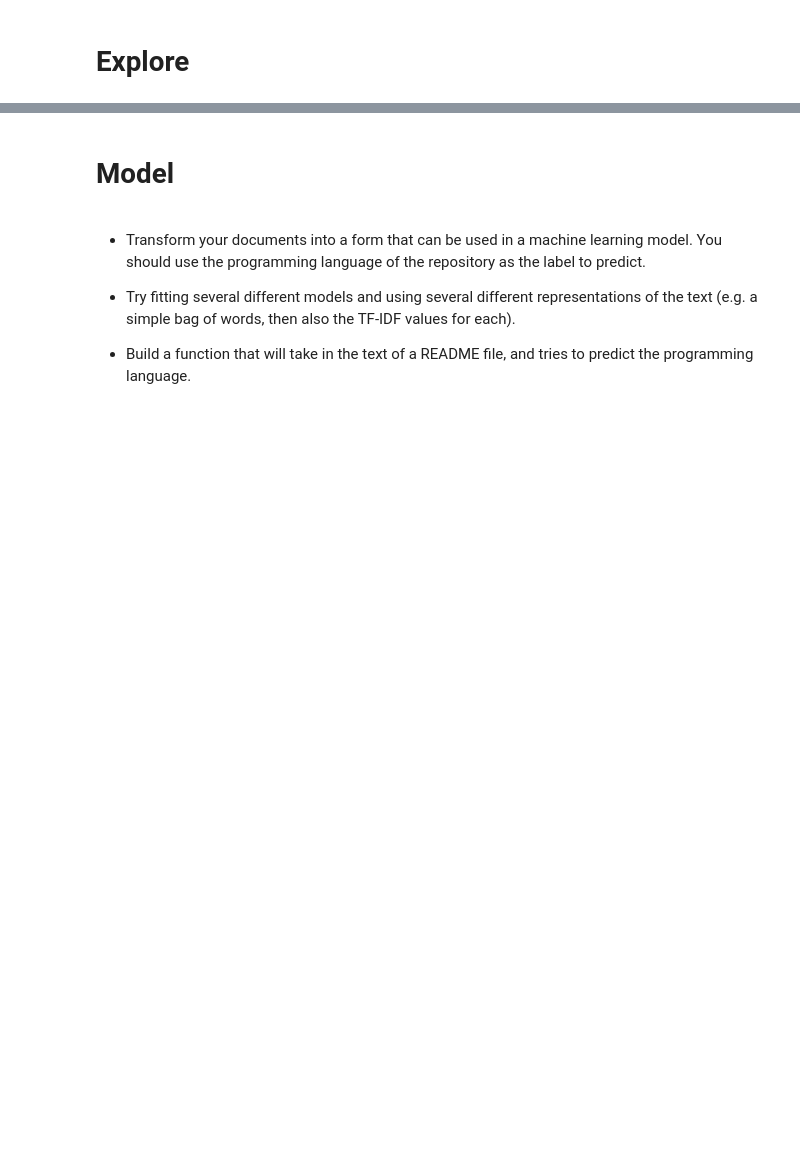
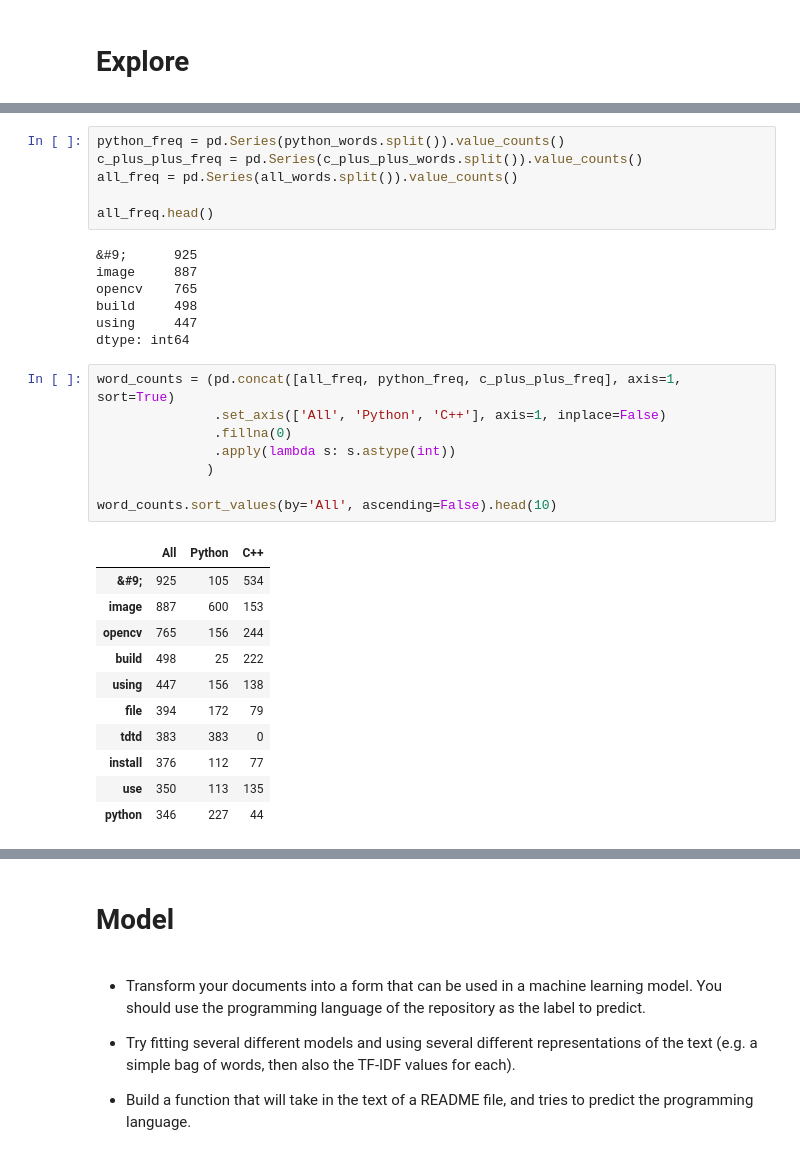
Before and after one commit to Bojado-Mays/OpenCV-NLP-Project, a Jupyter notebook: Bojado.ipynb, the cells around one changed output, grey strips where cells are left out. Drawn from its saved outputs; the diff is of its cells as text; blank space fills up the shorter version.

```diff
--- a/Bojado.ipynb
+++ b/Bojado.ipynb
@@ -132,0 +159,33 @@ df.head()
+# %%
+python_freq = pd.Series(python_words.split()).value_counts()
+c_plus_plus_freq = pd.Series(c_plus_plus_words.split()).value_counts()
+all_freq = pd.Series(all_words.split()).value_counts()
+
+all_freq.head()
+# %% [output]
+&#9;      925
+image     887
+opencv    765
+build     498
+using     447
+dtype: int64
+# %%
+word_counts = (pd.concat([all_freq, python_freq, c_plus_plus_freq], axis=1, sort=True)
+               .set_axis(['All', 'Python', 'C++'], axis=1, inplace=False)
+               .fillna(0)
+               .apply(lambda s: s.astype(int))
+              )
+
+word_counts.sort_values(by='All', ascending=False).head(10)
+# %% [output]
+|  | All | Python | C++ |
+| &#9; | 925 | 105 | 534 |
+| image | 887 | 600 | 153 |
+| opencv | 765 | 156 | 244 |
+| build | 498 | 25 | 222 |
+| using | 447 | 156 | 138 |
+| file | 394 | 172 | 79 |
+| tdtd | 383 | 383 | 0 |
+| install | 376 | 112 | 77 |
+| use | 350 | 113 | 135 |
+| python | 346 | 227 | 44 |
```
Also changed, not shown: parts of 9 cells of this notebook.
